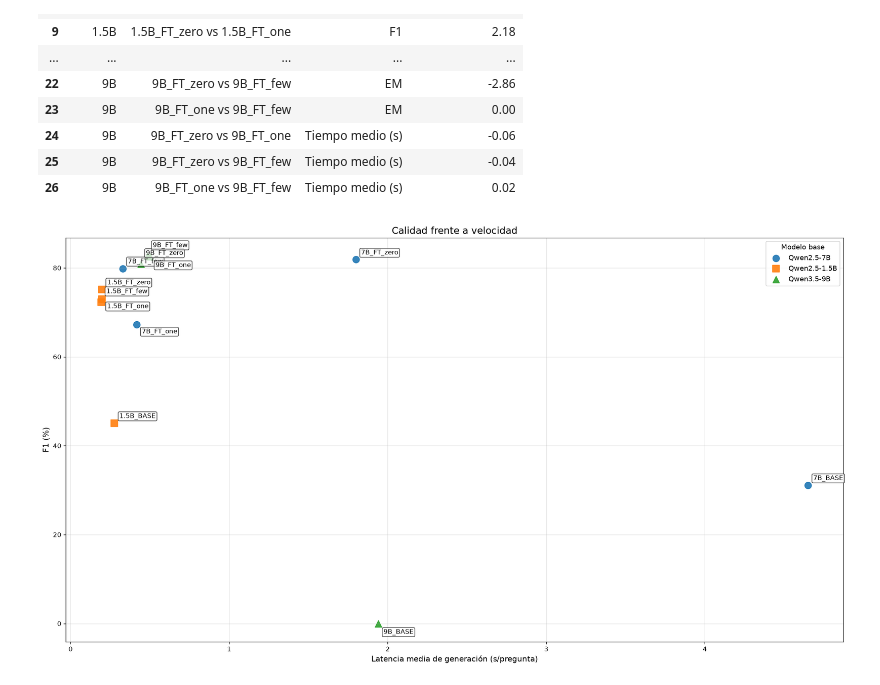
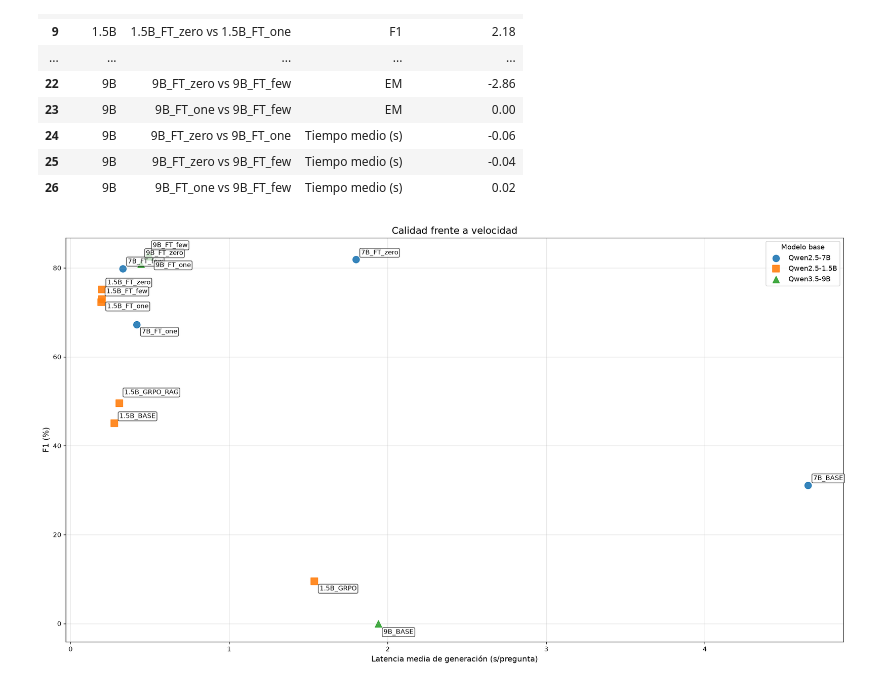
Before and after one commit to Chechu13/Practica_PLN_II, a Jupyter notebook: notebooks/comparacion_qwen_7b_vs_15b_base_lora.ipynb, the cells around one changed output. Drawn from its saved outputs; the diff is of its cells as text; code cells hidden in the pictures.

Commit message:
Add GRPO training script with frozen FIT/DEV/TEST splits and context retrieval

```diff
--- a/notebooks/comparacion_qwen_7b_vs_15b_base_lora.ipynb
+++ b/notebooks/comparacion_qwen_7b_vs_15b_base_lora.ipynb
@@ -48,6 +48,7 @@ ADAPTERS = {
     "1.5B_FT_one": PROJECT_ROOT / "models" / "prompt_training_controlled_qwen15" / "qwen15_lora_controlled_one",
     "1.5B_FT_few": PROJECT_ROOT / "models" / "prompt_training_controlled_qwen15" / "qwen15_lora_controlled_few",
     "1.5B_GRPO": PROJECT_ROOT / "models" / "grpo_adapter",
+    "1.5B_GRPO_RAG": PROJECT_ROOT / "models" / "grpo_rag_qwen15" / "adapter",
     "9B_FT_zero": PROJECT_ROOT / "models" / "prompt_training_controlled_qwen35_9b" / "qwen35_9b_lora_controlled_zero",
     "9B_FT_one": PROJECT_ROOT / "models" / "prompt_training_controlled_qwen35_9b" / "qwen35_9b_lora_controlled_one",
     "9B_FT_few": PROJECT_ROOT / "models" / "prompt_training_controlled_qwen35_9b" / "qwen35_9b_lora_controlled_few",
@@ -60,6 +61,7 @@ PROMPTS_DIR = PROJECT_ROOT / "prompts"
 OUTPUT_DIR = PROJECT_ROOT / "results" / "rag_prompt_comparison_6models"
 QWEN35_RESULTS_ROOT = PROJECT_ROOT / "results" / "prompt_training_controlled_qwen35_9b"
 QWEN35_TRAIN_SCRIPT = PROJECT_ROOT / "scripts" / "experiments" / "train_qwen35_9b_qlora.py"
+GRPO_RAG_PROMPT_PATH = PROJECT_ROOT / "models" / "grpo_rag_qwen15" / "training_prompt.txt"
 OUTPUT_DIR.mkdir(parents=True, exist_ok=True)
 
 DEVICE = torch.device("cuda" if torch.cuda.is_available() else "cpu")
@@ -150,6 +152,9 @@ def make_prompt(strategy):
     return template.format(**values)
 
 SYSTEM_PROMPTS = {s: make_prompt(s) for s in ("zero", "one", "few")}
+if not GRPO_RAG_PROMPT_PATH.exists():
+    raise FileNotFoundError(f"Falta el prompt de entrenamiento GRPO-RAG: {GRPO_RAG_PROMPT_PATH}")
+GRPO_RAG_PROMPT = GRPO_RAG_PROMPT_PATH.read_text(encoding="utf-8").strip()
 print("Longitudes prompts:", {k: len(v) for k,v in SYSTEM_PROMPTS.items()})
 # %% [output]
 Total=350 | train=280 | test=70
@@ -251,6 +256,24 @@ def generate_grpo_one(model, tokenizer, item):
     prediction = tokenizer.batch_decode(ids, skip_special_tokens=True)[0].strip()
     return prediction, seconds, int(ids.shape[1]), int(inputs["input_ids"].shape[1])
 
+@torch.inference_mode()
+def generate_grpo_rag_one(model, tokenizer, item):
+    context = item.get("context") or "No context is available."
+    messages = [
+        {"role":"system","content":GRPO_RAG_PROMPT},
+        {"role":"user","content":f"Context:\n{context}\n\nQuestion: {item['question']}"},
+    ]
+    prompt = tokenizer.apply_chat_template(messages, tokenize=False, add_generation_prompt=True)
+    inputs = tokenizer(prompt, return_tensors="pt", truncation=True, max_length=MAX_LENGTH)
+    inputs = {k:v.to(DEVICE) for k,v in inputs.items()}
+    sync_device(); t0 = time.perf_counter()
+    outputs = model.generate(**inputs, max_new_tokens=MAX_NEW_TOKENS, do_sample=False,
+                             pad_token_id=tokenizer.pad_token_id, eos_token_id=tokenizer.eos_token_id)
+    sync_device(); seconds = time.perf_counter() - t0
+    ids = outputs[:, inputs["input_ids"].shape[1]:]
+    prediction = tokenizer.batch_decode(ids, skip_special_tokens=True)[0].strip()
+    return prediction, seconds, int(ids.shape[1]), int(inputs["input_ids"].shape[1])
+
 def calc_record(variant, family, strategy, i, item, prediction, gen_seconds, n_tokens, input_tokens, error=None):
     reference = item.get("answer") or ""
     return {
@@ -295,6 +318,7 @@ VARIANTS = [
     {"name":"1.5B_FT_one","family":"1.5B","model_id":MODEL_IDS["1.5B"],"adapter":ADAPTERS["1.5B_FT_one"],"strategy":"one"},
     {"name":"1.5B_FT_few","family":"1.5B","model_id":MODEL_IDS["1.5B"],"adapter":ADAPTERS["1.5B_FT_few"],"strategy":"few"},
     {"name":"1.5B_GRPO","family":"1.5B","model_id":MODEL_IDS["1.5B"],"adapter":ADAPTERS["1.5B_GRPO"],"strategy":"grpo"},
+    {"name":"1.5B_GRPO_RAG","family":"1.5B","model_id":MODEL_IDS["1.5B"],"adapter":ADAPTERS["1.5B_GRPO_RAG"],"strategy":"grpo_rag"},
     {"name":"9B_BASE","family":"9B","model_id":MODEL_IDS["9B"],"adapter":None,"strategy":"zero"},
     {"name":"9B_FT_zero","family":"9B","model_id":MODEL_IDS["9B"],"adapter":ADAPTERS["9B_FT_zero"],"strategy":"zero"},
     {"name":"9B_FT_one","family":"9B","model_id":MODEL_IDS["9B"],"adapter":ADAPTERS["9B_FT_one"],"strategy":"one"},
@@ -344,7 +368,7 @@ def read_cache(name):
             df = df.drop_duplicates(subset=["index"], keep="last").sort_values("index")
             df["variant"] = name
             df["family"] = "7B" if name.startswith("7B_") else "1.5B"
-            df["prompt_strategy"] = "zero" if name.endswith("BASE") else name.rsplit("_", 1)[-1].lower()
+            df["prompt_strategy"] = "zero" if name.endswith("BASE") else "grpo_rag" if name == "1.5B_GRPO_RAG" else name.rsplit("_", 1)[-1].lower()
             complete = (
                 len(df) == expected_n
                 and df["index"].tolist() == list(range(expected_n))
@@ -455,14 +479,14 @@ for cfg in VARIANTS:
         load_seconds = time.perf_counter() - t_load
         print(f"Modelo cargado en {load_seconds:.1f}s")
         if WARMUP_QUESTIONS:
-            _ = (generate_grpo_one(model, tokenizer, retrieved_test[0]) if name == "1.5B_GRPO" else generate_one(model, tokenizer, retrieved_test[0], qwen35_prompt(strategy) if family == "9B" else SYSTEM_PROMPTS[strategy]))
+            _ = (generate_grpo_rag_one(model, tokenizer, retrieved_test[0]) if name == "1.5B_GRPO_RAG" else generate_grpo_one(model, tokenizer, retrieved_test[0]) if name == "1.5B_GRPO" else generate_one(model, tokenizer, retrieved_test[0], qwen35_prompt(strategy) if family == "9B" else SYSTEM_PROMPTS[strategy]))
         if torch.cuda.is_available():
             torch.cuda.reset_peak_memory_stats()
 
         started = time.perf_counter()
         for i,item in missing:
             try:
-                pred, sec, ntok, itok = (generate_grpo_one(model, tokenizer, item) if name == "1.5B_GRPO" else generate_one(model, tokenizer, item, qwen35_prompt(strategy) if family == "9B" else SYSTEM_PROMPTS[strategy]))
+                pred, sec, ntok, itok = (generate_grpo_rag_one(model, tokenizer, item) if name == "1.5B_GRPO_RAG" else generate_grpo_one(model, tokenizer, item) if name == "1.5B_GRPO" else generate_one(model, tokenizer, item, qwen35_prompt(strategy) if family == "9B" else SYSTEM_PROMPTS[strategy]))
                 rec = calc_record(name,family,strategy,i,item,pred,sec,ntok,itok)
             except Exception as exc:
                 rec = calc_record(name,family,strategy,i,item,"",np.nan,0,0,error=repr(exc))
@@ -862,6 +940,8 @@ if not plot_df.empty:
         "1.5B_FT_zero": (8, 8),
         "1.5B_FT_one": (8, -14),
         "1.5B_FT_few": (8, 14),
+        "1.5B_GRPO": (8, -14),
+        "1.5B_GRPO_RAG": (8, 14),
         "9B_BASE": (8, -16),
         "9B_FT_zero": (8, 14),
         "9B_FT_one": (8, -16),
@@ -874,34 +954,34 @@ if not plot_df.empty:
             continue
 
         plt.scatter(
             subset["generation_mean_seconds"],
             subset["F1_percent"],
             marker=marker,
             label={"7B": "Qwen2.5-7B", "1.5B": "Qwen2.5-1.5B", "9B": "Qwen3.5-9B"}[family],
             s=110,
             alpha=0.9,
         )
 
         for _, row in subset.iterrows():
             dx, dy = label_offsets.get(row["variant"], (8, 8))
             plt.annotate(
                 row["variant"],
                 (row["generation_mean_seconds"], row["F1_percent"]),
                 xytext=(dx, dy),
                 textcoords="offset points",
                 fontsize=10,
                 bbox={"boxstyle": "round,pad=0.2", "fc": "white", "alpha": 0.75},
             )
 
     plt.xlabel("Latencia media de generación (s/pregunta)", fontsize=12)
     plt.ylabel("F1 (%)", fontsize=12)
     plt.title("Calidad frente a velocidad", fontsize=15)
     plt.grid(True, alpha=0.35)
     plt.legend(title="Modelo base", fontsize=11, title_fontsize=11)
     plt.tight_layout(pad=2.0)
     plt.show()
 # %% [output]
-[figure, old version]
+[figure, new version]
 # %%
 # Gr?ficas comparativas incluyendo las variantes Qwen3.5-9B.
 import matplotlib.pyplot as plt
```
Also changed, not shown: parts of 10 cells of this notebook, 41 other files.
